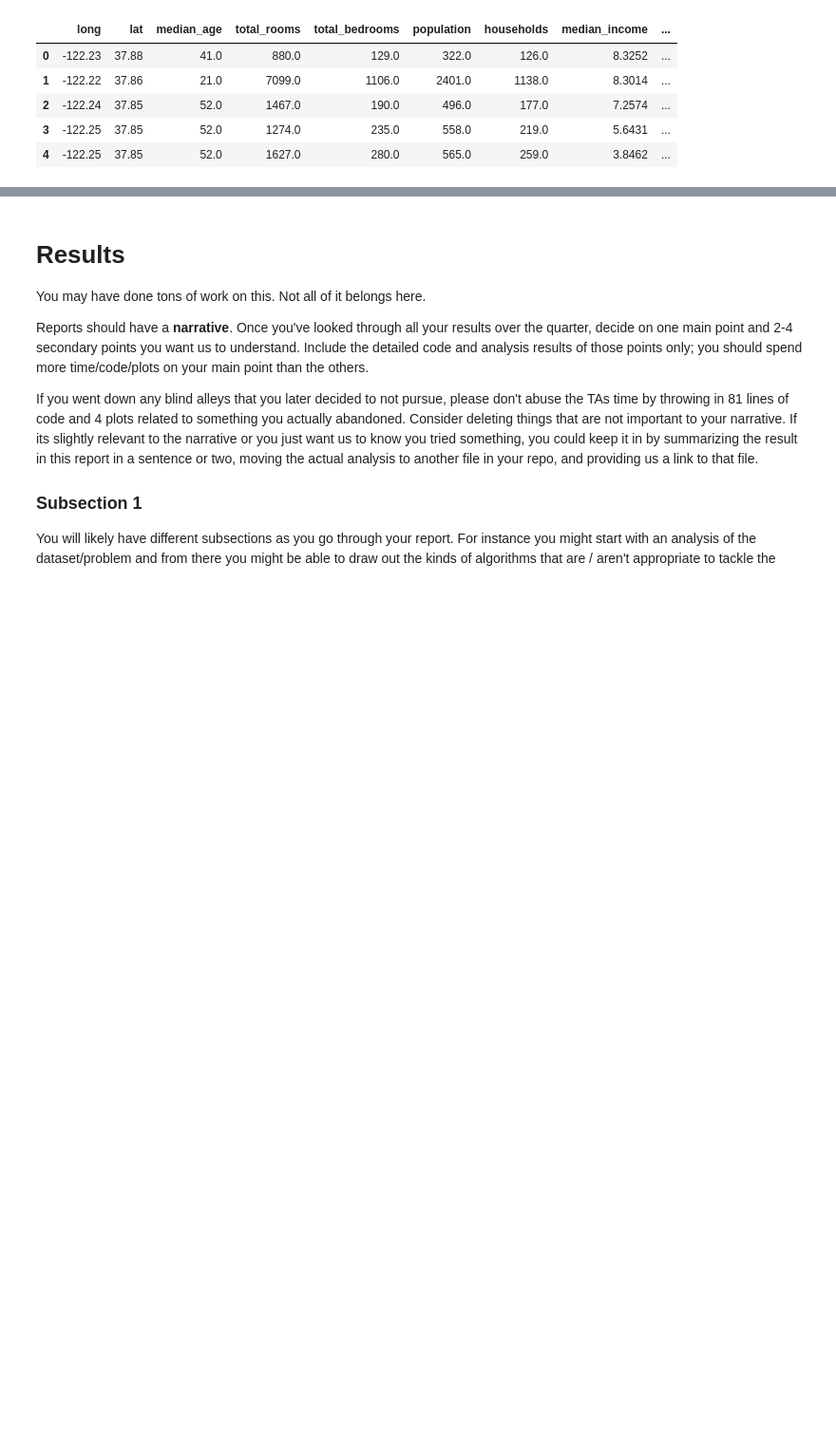
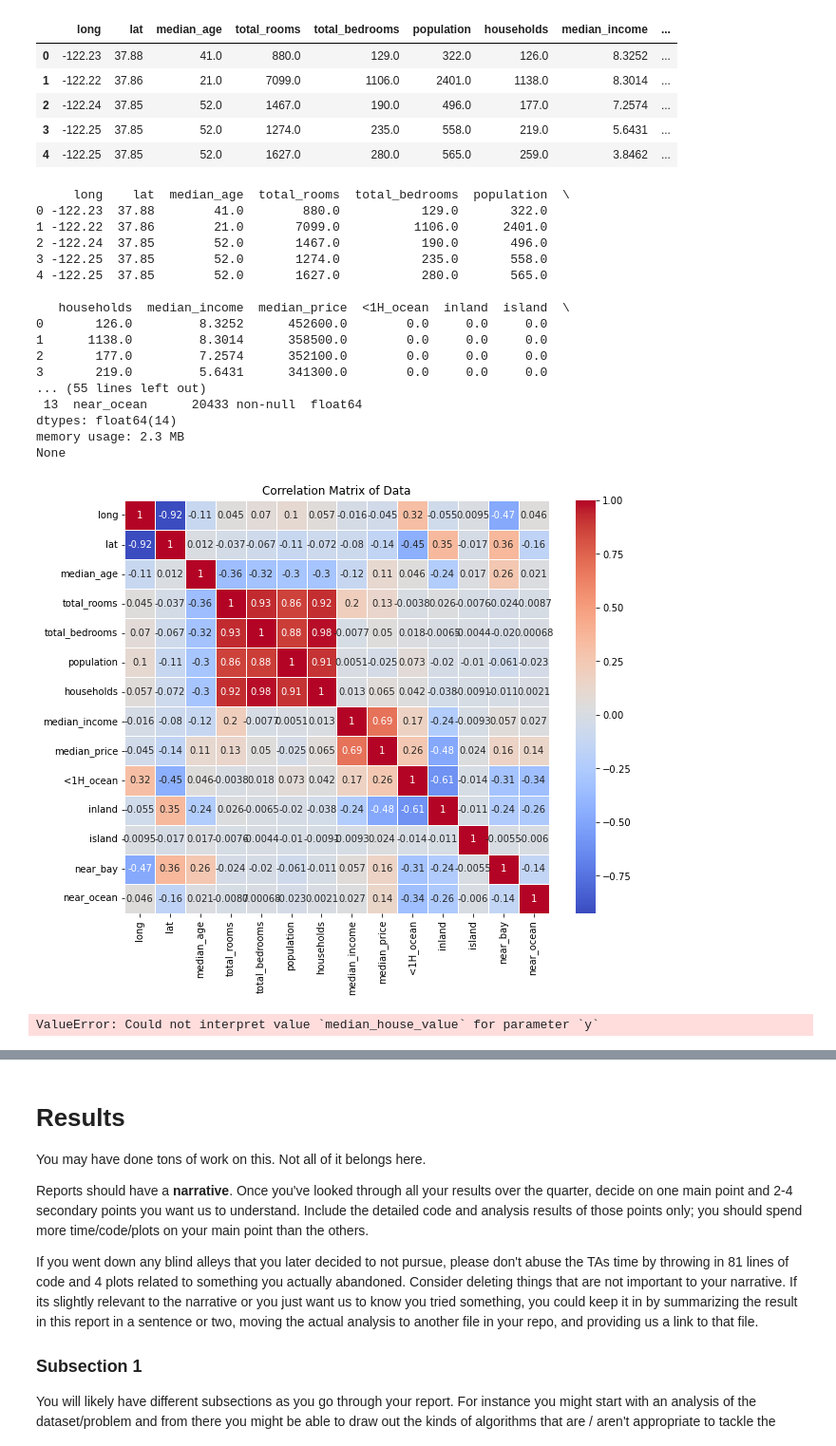
Before and after one commit to llennemann/COGS-118A-ML-Project, a Jupyter notebook: FinalProject_Group017-SP23.ipynb, the cells around one changed output, grey strips where cells are left out. Shown: that part at 95% size. Saved outputs shown, nothing was run; the diff lists cells and outputs as text; code cells hidden in the pictures; blank space fills up the shorter version.

Commit message:
Update FinalProject_Group017-SP23.ipynb
added eda but there are some errors

```diff
--- a/FinalProject_Group017-SP23.ipynb
+++ b/FinalProject_Group017-SP23.ipynb
@@ -119,6 +84,56 @@ df.head()
 | 2 | -122.24 | 37.85 | 52.0 | 1467.0 | 190.0 | 496.0 | 177.0 | 7.2574 | ... |
 | 3 | -122.25 | 37.85 | 52.0 | 1274.0 | 235.0 | 558.0 | 219.0 | 5.6431 | ... |
 | 4 | -122.25 | 37.85 | 52.0 | 1627.0 | 280.0 | 565.0 | 259.0 | 3.8462 | ... |
+# %%
+print(df.head())
+print(df.describe())
+print(df.info())
+
+correlation = df.corr()
+plt.figure(figsize=(10, 8))
+sns.heatmap(correlation, annot=True, cmap='coolwarm', linewidths=0.8)
+plt.title('Correlation Matrix of Data')
+plt.show()
+
+sns.scatterplot(x='median_income', y='median_house_value', data=df)
+plt.title('Median Income vs Median House Value')
+plt.show()
+
+sns.scatterplot(x='housing_median_age', y='median_house_value', data=df)
+plt.title('Housing Median Age vs Median House Value')
+plt.show()
+
+sns.scatterplot(x='total_rooms', y='median_house_value', data=df)
+plt.title('Total Rooms vs Median House Value')
+plt.show()
+
+sns.scatterplot(x='population', y='median_house_value', data=df)
+plt.title('Population vs Median House Value')
+plt.show()
+
+sns.countplot(x='ocean_proximity', data=df)
+plt.title('Ocean Proximity')
+plt.show()
+# %% [output]
+     long    lat  median_age  total_rooms  total_bedrooms  population  \
+0 -122.23  37.88        41.0        880.0           129.0       322.0
+1 -122.22  37.86        21.0       7099.0          1106.0      2401.0
+2 -122.24  37.85        52.0       1467.0           190.0       496.0
+3 -122.25  37.85        52.0       1274.0           235.0       558.0
+4 -122.25  37.85        52.0       1627.0           280.0       565.0
+
+   households  median_income  median_price  <1H_ocean  inland  island  \
+0       126.0         8.3252      452600.0        0.0     0.0     0.0
+1      1138.0         8.3014      358500.0        0.0     0.0     0.0
+2       177.0         7.2574      352100.0        0.0     0.0     0.0
+3       219.0         5.6431      341300.0        0.0     0.0     0.0
+... (55 lines left out)
+ 13  near_ocean      20433 non-null  float64
+dtypes: float64(14)
+memory usage: 2.3 MB
+None
+[figure, added]
+ValueError: Could not interpret value `median_house_value` for parameter `y`
 # %% [markdown]
 # Proposed Solution
 
```
Also changed, not shown: parts of 8 cells of this notebook.
